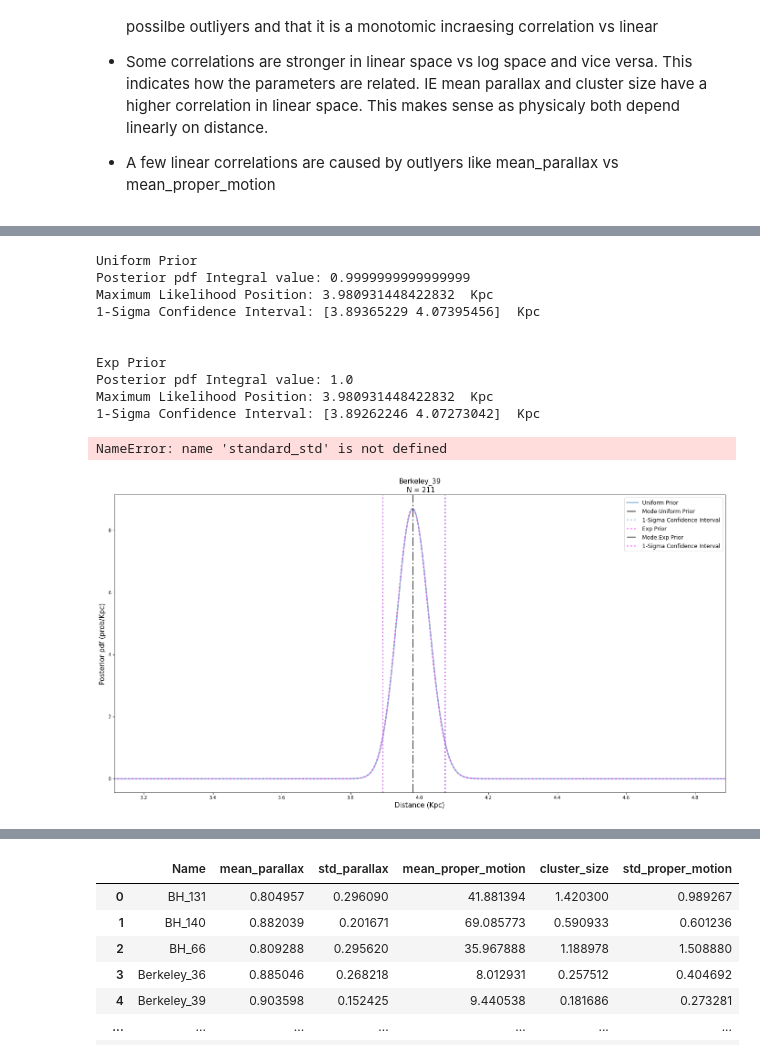
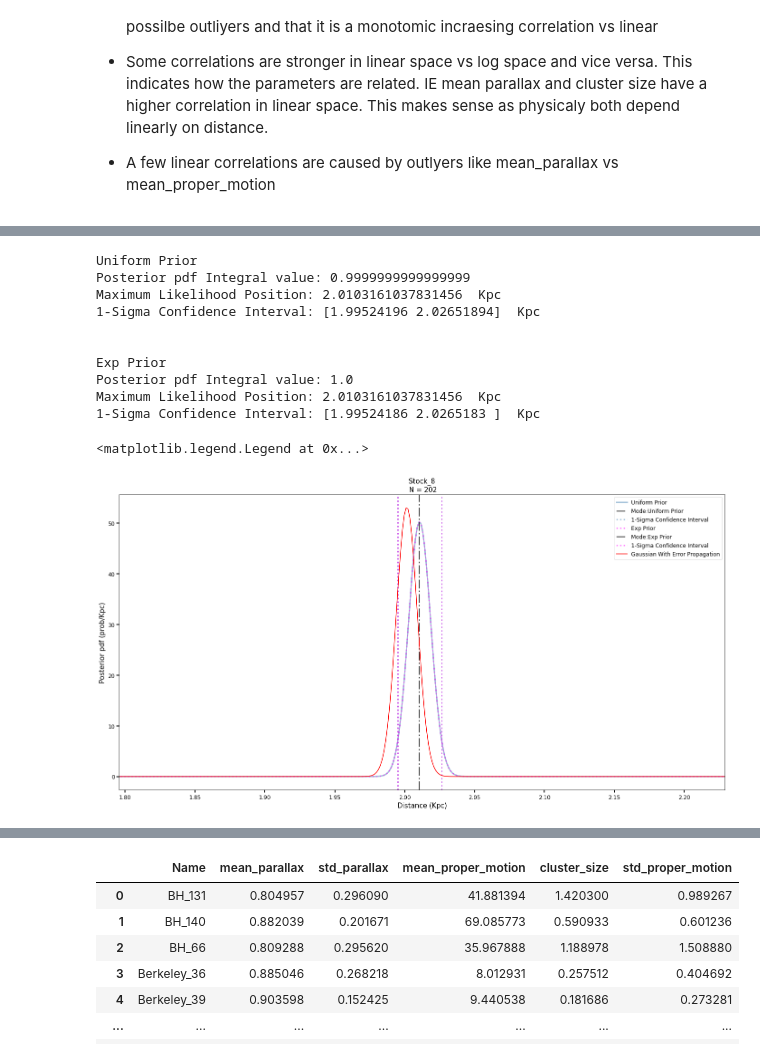
Before and after one commit to afinemax/stat_meth, a Jupyter notebook: assignments/a2/a2_max_fine.ipynb, the cells around one changed output, grey strips where cells are left out. Saved outputs shown, nothing was run; the diff lists cells and outputs as text; code cells hidden in the pictures.

```diff
--- a/assignments/a2/a2_max_fine.ipynb
+++ b/assignments/a2/a2_max_fine.ipynb
@@ -450,5 +458,6 @@ reshape as needed, use the .values method.
 # %%
 # lets make a function version
+# I had help from Hugo, Jonas in making this function, but it is based on the online lessons
 def bayesian_analysis_distance(cluster_df, cluster_name, prior_type='uniform',
                                plot=True, print_results=True, color='red',
                                label='label', linestyle='-'):
@@ -483,8 +492,6 @@ def bayesian_analysis_distance(cluster_df, cluster_name, prior_type='uniform',
 
     plx = cluster_df[cluster_df['Name'] == cluster_name]['Plx'].values
     e_plx = cluster_df[cluster_df['Name'] == cluster_name]['e_Plx'].values
-
-
     my_stars_plx = plx + gaia_corr # Adding correction factor
 
     # Create a grid of 1000 values of lambda to calculate the posterior over:
@@ -540,9 +547,10 @@ def bayesian_analysis_distance(cluster_df, cluster_name, prior_type='uniform',
         plt.xlabel(r'Distance (Kpc)', size=15)
         plt.ylabel(r'Posterior pdf (prob/Kpc)', size=15)
         plt.title(cluster_name + '\n N = ' + str(len(plx)),  size=15)
+        plt.tick_params(axis='both', which='major', labelsize=12, width=2, length=6)
 
         # x lim
-        plt.xlim (0.8 * int95[0], 1.2*int95[1])
+        plt.xlim (0.9 * int95[0], 1.1*int95[1])
 
 
 
@@ -560,7 +568,11 @@ def bayesian_analysis_distance(cluster_df, cluster_name, prior_type='uniform',
     return dist_arr, posterior_pdf, max_likelihood_position, int95
 # %%
 plt.figure(figsize=(24,12))
-cluster_name = 'Berkeley_39'
+
+# Use the sample method with a seed to pick a random row and retrieve the 'Name' column
+cluster_name = filtered_cluster_stats['Name'].sample(random_state=random_seed).iloc[0]
+
+#cluster_name = 'Berkeley_39'
 
 color='steelblue'
 label='Uniform Prior'
@@ -573,38 +585,46 @@ result= bayesian_analysis_distance(cluster_df=stars, cluster_name=cluster_name,
 color='magenta'
 label='Exp Prior'
 linestyle=':'
 prior_type ='exp'
 result= bayesian_analysis_distance(cluster_df=stars, cluster_name=cluster_name, prior_type='exp',
                                    plot=True, print_results=True, color=color,
                                    label=label, linestyle=linestyle)
 
 #############################################################################
 # Third Guassian plot
+
 cluster_df = stars
 dist_arr, posterior_pdf, max_likelihood_position, int95 = result
 plx = cluster_df[cluster_df['Name'] == cluster_name]['Plx'].values
 e_plx = cluster_df[cluster_df['Name'] == cluster_name]['e_Plx'].values
 my_stars_plx = plx + gaia_corr # Adding correction factor
+standard_std = np.std(my_stars_plx) / np.sqrt(len(my_stars_plx))
 
+
+# Error propagation
 mean_plx = np.mean(my_stars_plx)
 mean_plx_ufloat = ufloat(mean_plx, standard_std)
 distance = 1/ mean_plx_ufloat
 sigma_distance = float(distance.std_dev)
 mean_distance = float(distance.nominal_value)
 
-norm_values = norm.pdf(1/my_stars_plx, loc=mean_distance, scale=std_distance)
+# Plot
+norm_values = norm.pdf(dist_arr, loc=mean_distance, scale=sigma_distance)
 
-plt.scatter(1/my_stars_plx, norm_values *np.abs(np.log(my_stars_plx)), color='red')
+plt.plot(dist_arr, norm_values , color='red', label='Gaussian With Error Propagation')
+
+plt.xlim (0.9 * int95[0], 1.1*int95[1])
+plt.legend(fontsize=12)
 # %% [output]
 Uniform Prior
 Posterior pdf Integral value: 0.9999999999999999
-Maximum Likelihood Position: 3.980931448422832  Kpc
-1-Sigma Confidence Interval: [3.89365229 4.07395456]  Kpc
+Maximum Likelihood Position: 2.0103161037831456  Kpc
+1-Sigma Confidence Interval: [1.99524196 2.02651894]  Kpc
 
 
 Exp Prior
 Posterior pdf Integral value: 1.0
-Maximum Likelihood Position: 3.980931448422832  Kpc
-1-Sigma Confidence Interval: [3.89262246 4.07273042]  Kpc
+Maximum Likelihood Position: 2.0103161037831456  Kpc
+1-Sigma Confidence Interval: [1.99524186 2.0265183 ]  Kpc
-NameError: name 'standard_std' is not defined
+<matplotlib.legend.Legend at 0x...>
-[figure, old version]
+[figure, new version]
```
Also changed, not shown: parts of 9 cells of this notebook.
